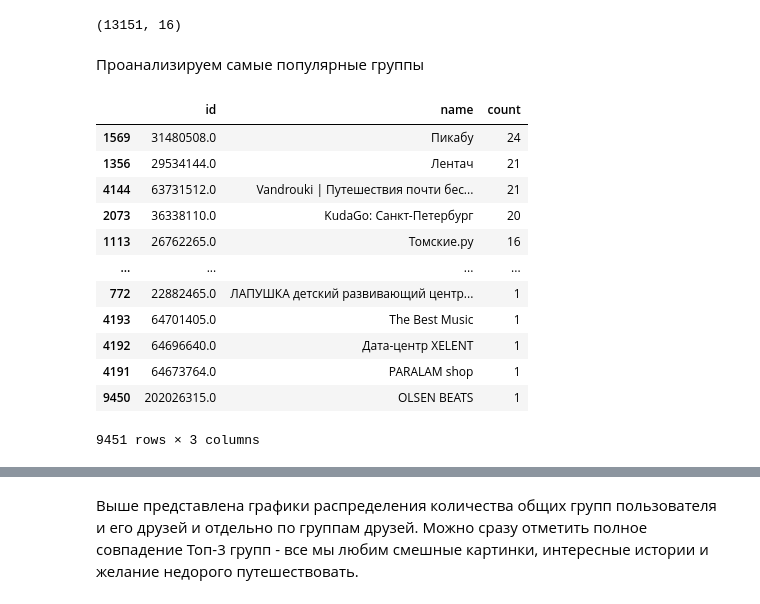
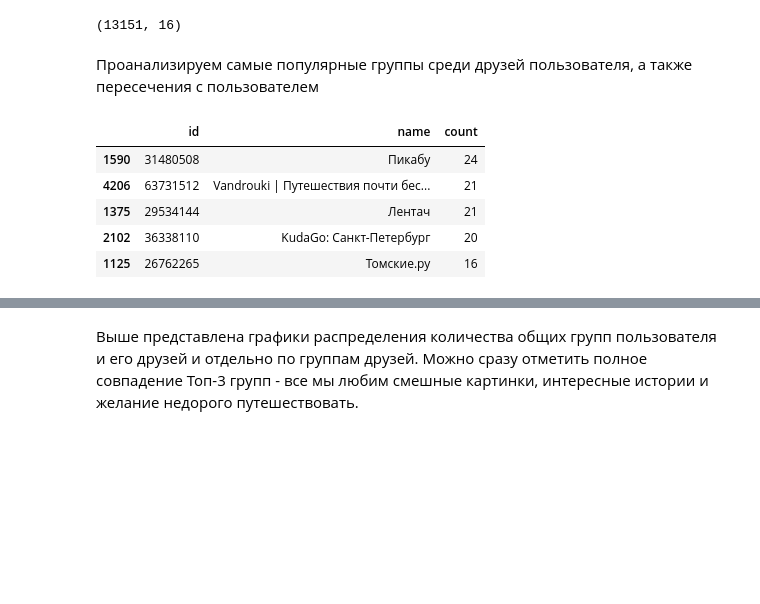
Before and after one commit to VPonomarev42/LearningRep, a Jupyter notebook: VK_pet_project.ipynb, the cells around one changed output, grey strips where cells are left out. Cells and saved outputs as stored; diff of their text form; code cells hidden in the pictures; blank space fills up the shorter version.

```diff
--- a/VK_pet_project.ipynb
+++ b/VK_pet_project.ipynb
@@ -71,6 +72,6 @@ Enter authentication code: 746261
 # %% [markdown]
 Получим список групп пользователя, список друзей и список групп друзей, а в конце объединим эти два списка.
 # %%
-user_id = vk.users.get()[0]['id'] #получаем id авторизованного пользователя
-#user_id = 55420799
-user_id
+#user_id = vk.users.get()[0]['id'] #получаем id авторизованного пользователя
+user_id = 55420799
+#user_id
@@ -143,23 +148,16 @@ merged_df.shape
 # %% [markdown]
-Проанализируем самые популярные группы
+Проанализируем самые популярные группы среди друзей пользователя, а также пересечения с пользователем
 # %%
 freinds_groups_freq = friends_groups_df.groupby(['id', 'name'], as_index=False)['type']\
          .count()\
          .sort_values(by='type',ascending=False)\
          .rename(columns={'type':'count'})
-freinds_groups_freq
+freinds_groups_freq.head()
 # %% [output]
 |  | id | name | count |
-| 1569 | 31480508.0 | Пикабу | 24 |
-| 1356 | 29534144.0 | Лентач | 21 |
-| 4144 | 63731512.0 | Vandrouki | Путешествия почти бес... | 21 |
-| 2073 | 36338110.0 | KudaGo: Санкт-Петербург | 20 |
-| 1113 | 26762265.0 | Томские.ру | 16 |
-| ... | ... | ... | ... |
-| 772 | 22882465.0 | ЛАПУШКА детский развивающий центр... | 1 |
-| 4193 | 64701405.0 | The Best Music | 1 |
-| 4192 | 64696640.0 | Дата-центр XELENT | 1 |
-| 4191 | 64673764.0 | PARALAM shop | 1 |
-| 9450 | 202026315.0 | OLSEN BEATS | 1 |
+| 1590 | 31480508 | Пикабу | 24 |
+| 4206 | 63731512 | Vandrouki | Путешествия почти бес... | 21 |
+| 1375 | 29534144 | Лентач | 21 |
+| 2102 | 36338110 | KudaGo: Санкт-Петербург | 20 |
+| 1125 | 26762265 | Томские.ру | 16 |
-9451 rows × 3 columns
 # %%
```
Also changed, not shown: parts of 42 cells of this notebook.
